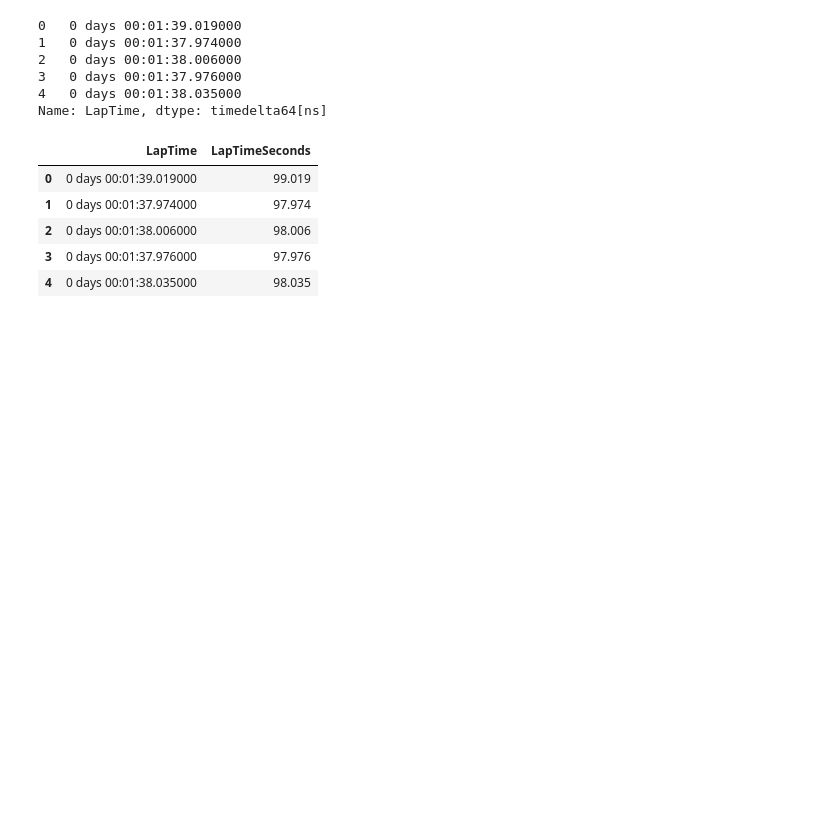
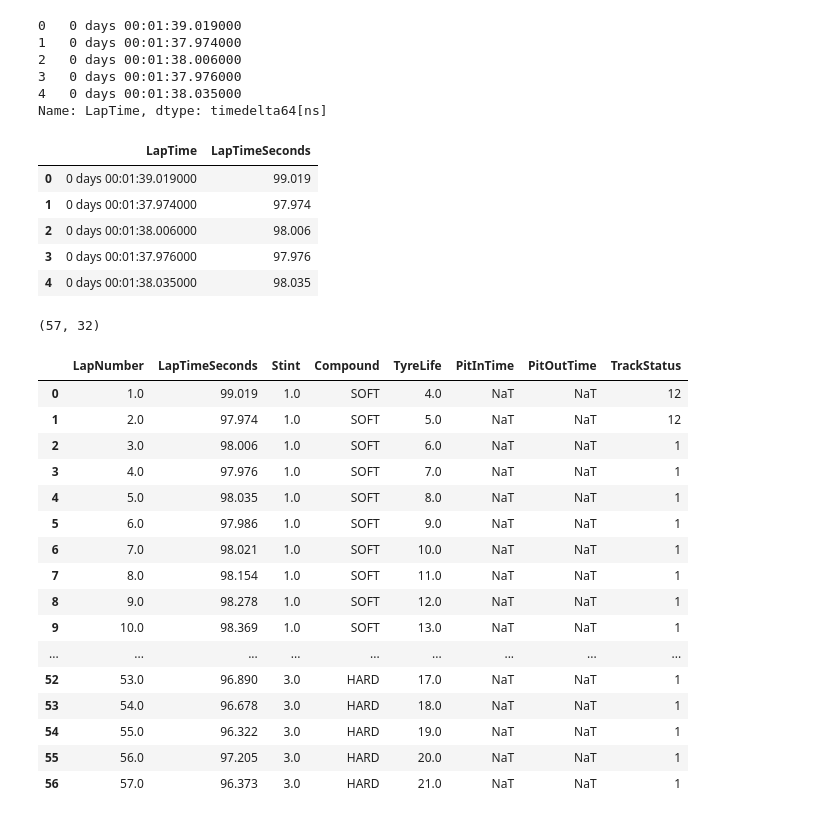
Before and after one commit to janjanisz/boxbox, a Jupyter notebook: 02_first_race.ipynb, the cells around one changed output. Drawn from its saved outputs; the diff is of its cells as text; code cells hidden in the pictures; blank space fills up the shorter version.

Commit message:
Loaded, presented, and explored a full race worth of data for a driver.

```diff
--- a/02_first_race.ipynb
+++ b/02_first_race.ipynb
@@ -99,3 +99,32 @@ laps[['LapTime', 'LapTimeSeconds']].head()
 | 2 | 0 days 00:01:38.006000 | 98.006 |
 | 3 | 0 days 00:01:37.976000 | 97.976 |
 | 4 | 0 days 00:01:38.035000 | 98.035 |
+# %%
+driver_laps = laps[laps['Driver'] == 'VER']
+# %%
+driver_laps.shape
+# %% [output]
+(57, 32)
+# %%
+pd.set_option('display.max.rows', 100)
+# %%
+driver_cols = ['LapNumber', 'LapTimeSeconds', 'Stint', 'Compound', 'TyreLife', 'PitInTime', 'PitOutTime', 'TrackStatus']
+driver_laps[driver_cols]
+# %% [output]
+|  | LapNumber | LapTimeSeconds | Stint | Compound | TyreLife | PitInTime | PitOutTime | TrackStatus |
+| 0 | 1.0 | 99.019 | 1.0 | SOFT | 4.0 | NaT | NaT | 12 |
+| 1 | 2.0 | 97.974 | 1.0 | SOFT | 5.0 | NaT | NaT | 12 |
+| 2 | 3.0 | 98.006 | 1.0 | SOFT | 6.0 | NaT | NaT | 1 |
+| 3 | 4.0 | 97.976 | 1.0 | SOFT | 7.0 | NaT | NaT | 1 |
+| 4 | 5.0 | 98.035 | 1.0 | SOFT | 8.0 | NaT | NaT | 1 |
+| 5 | 6.0 | 97.986 | 1.0 | SOFT | 9.0 | NaT | NaT | 1 |
+| 6 | 7.0 | 98.021 | 1.0 | SOFT | 10.0 | NaT | NaT | 1 |
+| 7 | 8.0 | 98.154 | 1.0 | SOFT | 11.0 | NaT | NaT | 1 |
+| 8 | 9.0 | 98.278 | 1.0 | SOFT | 12.0 | NaT | NaT | 1 |
+| 9 | 10.0 | 98.369 | 1.0 | SOFT | 13.0 | NaT | NaT | 1 |
+| ... | ... | ... | ... | ... | ... | ... | ... | ... |
+| 52 | 53.0 | 96.890 | 3.0 | HARD | 17.0 | NaT | NaT | 1 |
+| 53 | 54.0 | 96.678 | 3.0 | HARD | 18.0 | NaT | NaT | 1 |
+| 54 | 55.0 | 96.322 | 3.0 | HARD | 19.0 | NaT | NaT | 1 |
+| 55 | 56.0 | 97.205 | 3.0 | HARD | 20.0 | NaT | NaT | 1 |
+| 56 | 57.0 | 96.373 | 3.0 | HARD | 21.0 | NaT | NaT | 1 |
```
